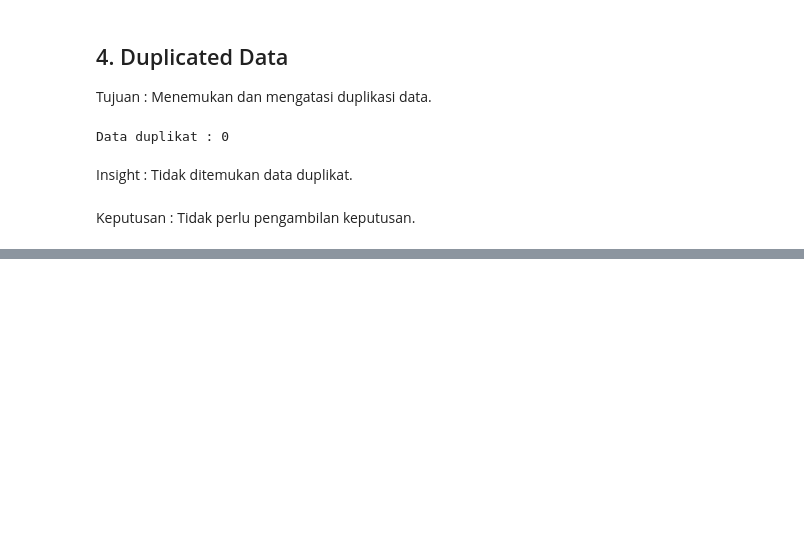
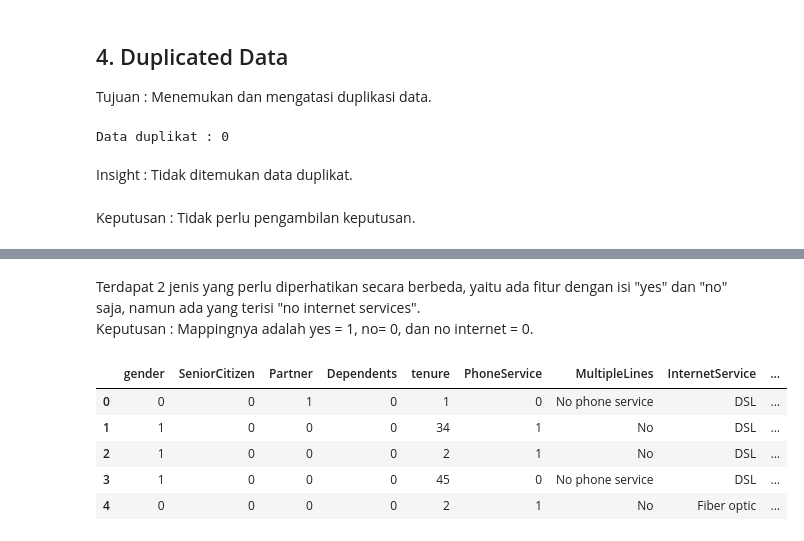
Before and after one commit to RyannPy/customer-intelligence-platform, a Jupyter notebook: notebooks/01_data_cleaning.ipynb, the cells around one changed output, grey strips where cells are left out. Drawn from its saved outputs; the diff is of its cells as text; code cells hidden in the pictures; blank space fills up the shorter version.

```diff
--- a/notebooks/01_data_cleaning.ipynb
+++ b/notebooks/01_data_cleaning.ipynb
@@ -115,0 +187,20 @@ Keputusan : Tidak perlu pengambilan keputusan.
+# %%
+# mengubah tipe data binary dengan aturan :
+# Yes = 1
+# No = 0
+binary_features = [
+    "Partner",
+    "Dependents",
+    "PhoneService",
+    "OnlineSecurity",
+    "OnlineBackup",
+    "DeviceProtection",
+    "TechSupport",
+    "StreamingTV",
+    "StreamingMovies",
+    "PaperlessBilling"
+]
+
+for col in binary_features:
+    print(f"\n{col}")
+    print(df[col].unique())
@@ -115,0 +225,20 @@ Keputusan : Tidak perlu pengambilan keputusan.
+# %% [markdown]
+Terdapat 2 jenis yang perlu diperhatikan secara berbeda, yaitu ada fitur dengan isi "yes" dan "no" saja, namun ada yang terisi "no internet services".<br>
+Keputusan :
+Mappingnya adalah yes = 1, no= 0, dan no internet = 0.
+# %%
+mapping = {
+    "Yes": 1,
+    "No": 0,
+    "No internet service": 0
+}
+
+df[binary_features] = df[binary_features].apply(lambda x: x.map(mapping))
+df.head()
+# %% [output]
+|  | gender | SeniorCitizen | Partner | Dependents | tenure | PhoneService | MultipleLines | InternetService | ... |
+| 0 | 0 | 0 | 1 | 0 | 1 | 0 | No phone service | DSL | ... |
+| 1 | 1 | 0 | 0 | 0 | 34 | 1 | No | DSL | ... |
+| 2 | 1 | 0 | 0 | 0 | 2 | 1 | No | DSL | ... |
+| 3 | 1 | 0 | 0 | 0 | 45 | 0 | No phone service | DSL | ... |
+| 4 | 0 | 0 | 0 | 0 | 2 | 1 | No | Fiber optic | ... |
```
Also changed, not shown: parts of 24 cells of this notebook.
